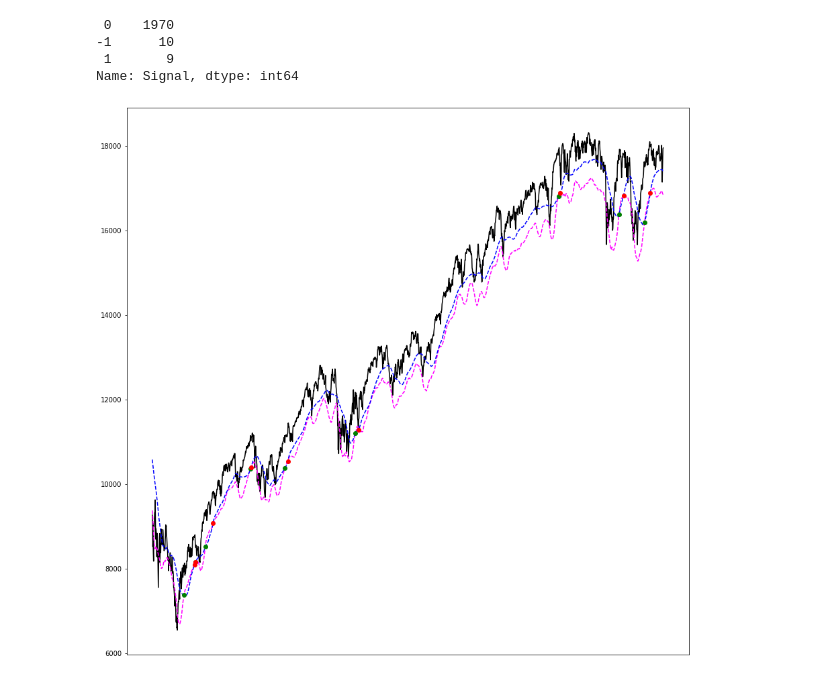
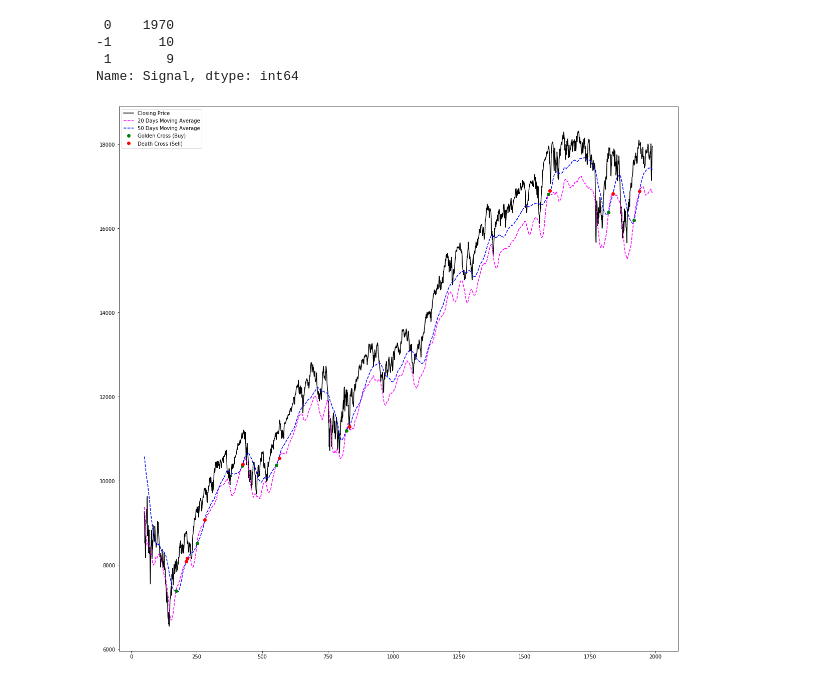
Before and after one commit to VaradaB/algorithmic-trading, a Jupyter notebook: algorithmic-trading.ipynb, the cells around one changed output. Cells and saved outputs as stored; diff of their text form; code cells hidden in the pictures.

Commit message:
Updated EDA
Included legend in last plot

```diff
--- a/algorithmic-trading.ipynb
+++ b/algorithmic-trading.ipynb
@@ -299,18 +299,13 @@ new_df['Signal'].value_counts()
 Name: Signal, dtype: int64
 # %%
 # Plotting MAs
-fig = plt.figure(figsize=(15, 15))
-plt.plot(new_df['Close'][50:], color="black")
-plt.plot(new_df['20_Day_MA'][50:], color="magenta", linestyle='--')
-plt.plot(new_df['50_Day_MA'][50:], color="blue", linestyle='--')
-plt.plot(new_df[50:][new_df['Signal'] == 1]['20_Day_MA'], marker='o', color="green", linestyle='None')
-plt.plot(new_df[50:][new_df['Signal'] == -1]['20_Day_MA'], marker='o', color="red", linestyle='None')
-plt.tick_params(
-    axis='x',          # changes apply to the x-axis
-    which='both',      # both major and minor ticks are affected
-    bottom=False,      # ticks along the bottom edge are off
-    top=False,         # ticks along the top edge are off
-    labelbottom=False) # labels along the bottom edge are off
+fig = plt.figure(figsize=(20, 20))
+plt.plot(new_df['Close'][50:], color="black", label="Closing Price")
+plt.plot(new_df['20_Day_MA'][50:], color="magenta", linestyle='--', label="20 Days Moving Average")
+plt.plot(new_df['50_Day_MA'][50:], color="blue", linestyle='--', label="50 Days Moving Average")
+plt.plot(new_df[50:][new_df['Signal'] == 1]['20_Day_MA'], marker='o', color="green", linestyle='None', label="Golden Cross (Buy)")
+plt.plot(new_df[50:][new_df['Signal'] == -1]['20_Day_MA'], marker='o', color="red", linestyle='None', label="Death Cross (Sell)")
+plt.legend()
 plt.show()
 # %% [output]
-[figure, old version]
+[figure, new version]
```
